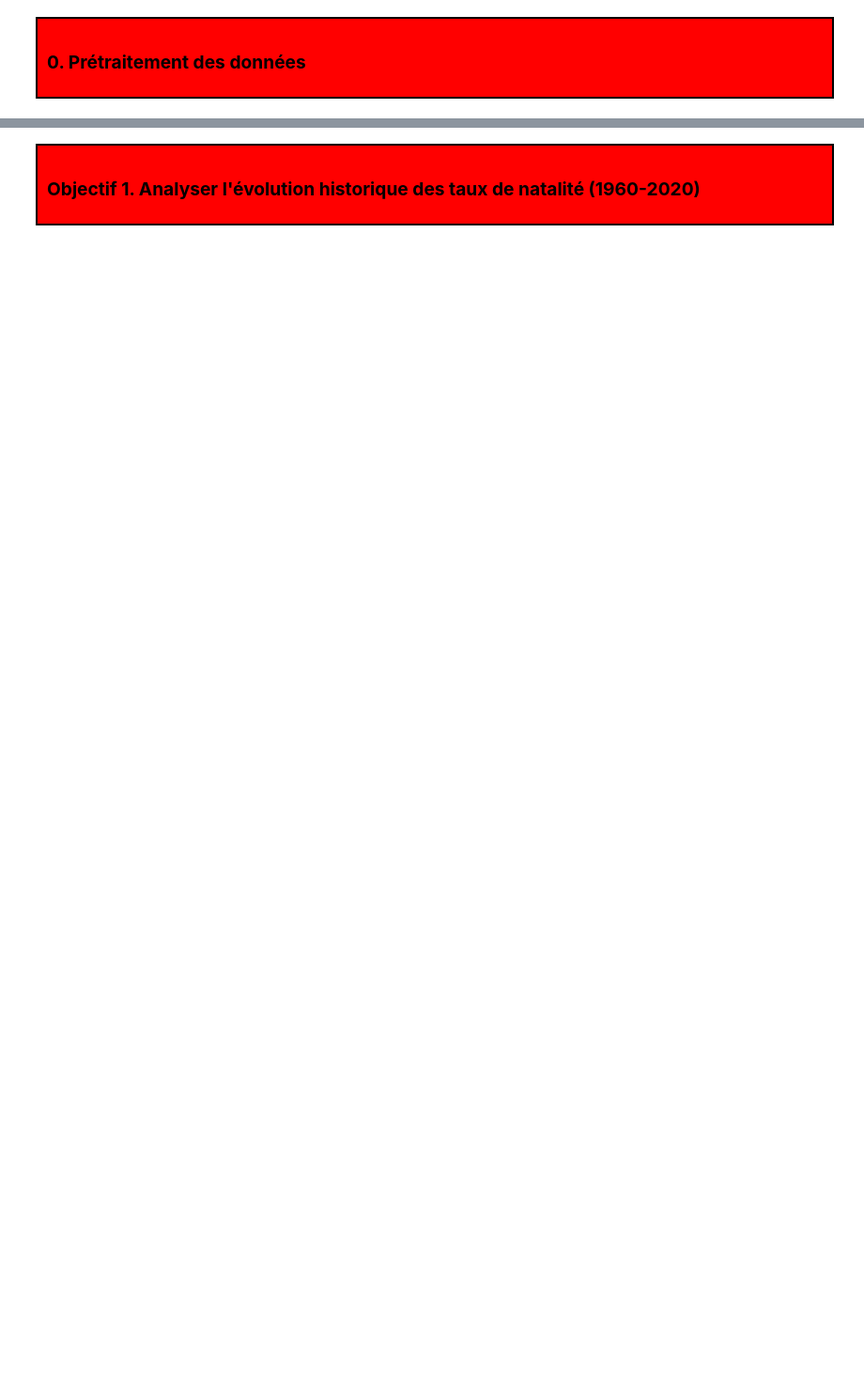
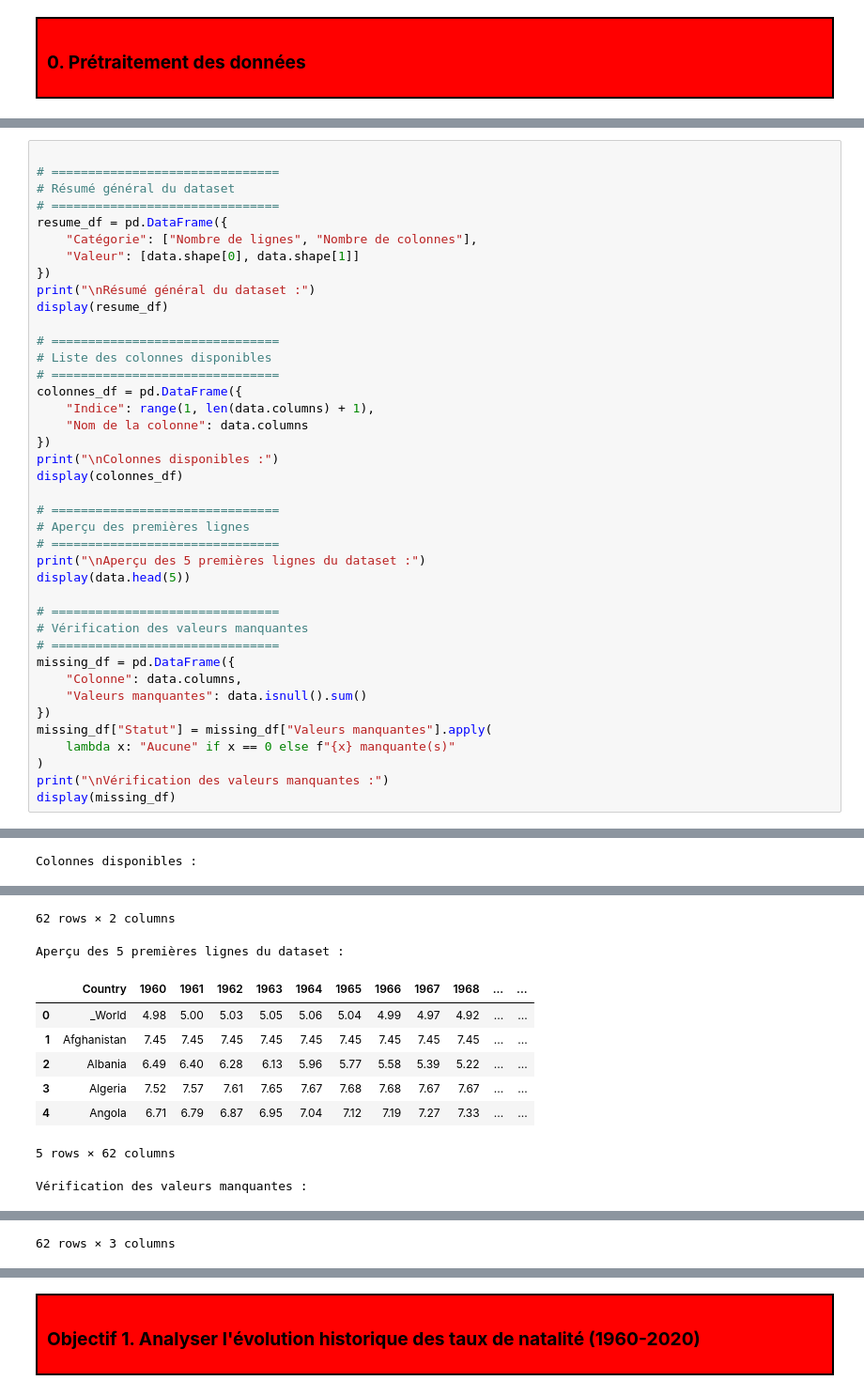
Before and after one commit to an-Steve/Natality-IA, a Jupyter notebook: notebooks/ProjetIA_new.ipynb, the cells around one changed output, grey strips where cells are left out. Shown at 94% size. Saved outputs shown, nothing was run; the diff lists cells and outputs as text; blank space fills up the shorter version.

```diff
--- a/notebooks/ProjetIA_new.ipynb
+++ b/notebooks/ProjetIA_new.ipynb
@@ -363,0 +52,41 @@ plt.show()
+# %%
+
+# ===============================
+# Résumé général du dataset
+# ===============================
+resume_df = pd.DataFrame({
+    "Catégorie": ["Nombre de lignes", "Nombre de colonnes"],
+    "Valeur": [data.shape[0], data.shape[1]]
+})
+print("\nRésumé général du dataset :")
+display(resume_df)
+
+# ===============================
+# Liste des colonnes disponibles
+# ===============================
+colonnes_df = pd.DataFrame({
+    "Indice": range(1, len(data.columns) + 1),
+    "Nom de la colonne": data.columns
+})
+print("\nColonnes disponibles :")
+display(colonnes_df)
+
+# ===============================
+# Aperçu des premières lignes
+# ===============================
+print("\nAperçu des 5 premières lignes du dataset :")
+display(data.head(5))
+
+# ===============================
+# Vérification des valeurs manquantes
+# ===============================
+missing_df = pd.DataFrame({
+    "Colonne": data.columns,
+    "Valeurs manquantes": data.isnull().sum()
+})
+missing_df["Statut"] = missing_df["Valeurs manquantes"].apply(
+    lambda x: "Aucune" if x == 0 else f"{x} manquante(s)"
+)
+print("\nVérification des valeurs manquantes :")
+display(missing_df)
+# %% [output]
@@ -363,0 +97 @@ plt.show()
+Colonnes disponibles :
@@ -363,0 +110,10 @@ plt.show()
+62 rows × 2 columns
+Aperçu des 5 premières lignes du dataset :
+|  | Country | 1960 | 1961 | 1962 | 1963 | 1964 | 1965 | 1966 | 1967 | 1968 | ... | ... |
+| 0 | _World | 4.98 | 5.00 | 5.03 | 5.05 | 5.06 | 5.04 | 4.99 | 4.97 | 4.92 | ... | ... |
+| 1 | Afghanistan | 7.45 | 7.45 | 7.45 | 7.45 | 7.45 | 7.45 | 7.45 | 7.45 | 7.45 | ... | ... |
+| 2 | Albania | 6.49 | 6.40 | 6.28 | 6.13 | 5.96 | 5.77 | 5.58 | 5.39 | 5.22 | ... | ... |
+| 3 | Algeria | 7.52 | 7.57 | 7.61 | 7.65 | 7.67 | 7.68 | 7.68 | 7.67 | 7.67 | ... | ... |
+| 4 | Angola | 6.71 | 6.79 | 6.87 | 6.95 | 7.04 | 7.12 | 7.19 | 7.27 | 7.33 | ... | ... |
+5 rows × 62 columns
+Vérification des valeurs manquantes :
@@ -363,0 +132 @@ plt.show()
+62 rows × 3 columns
```
Also changed, not shown: parts of 60 cells of this notebook, 5 other files.
